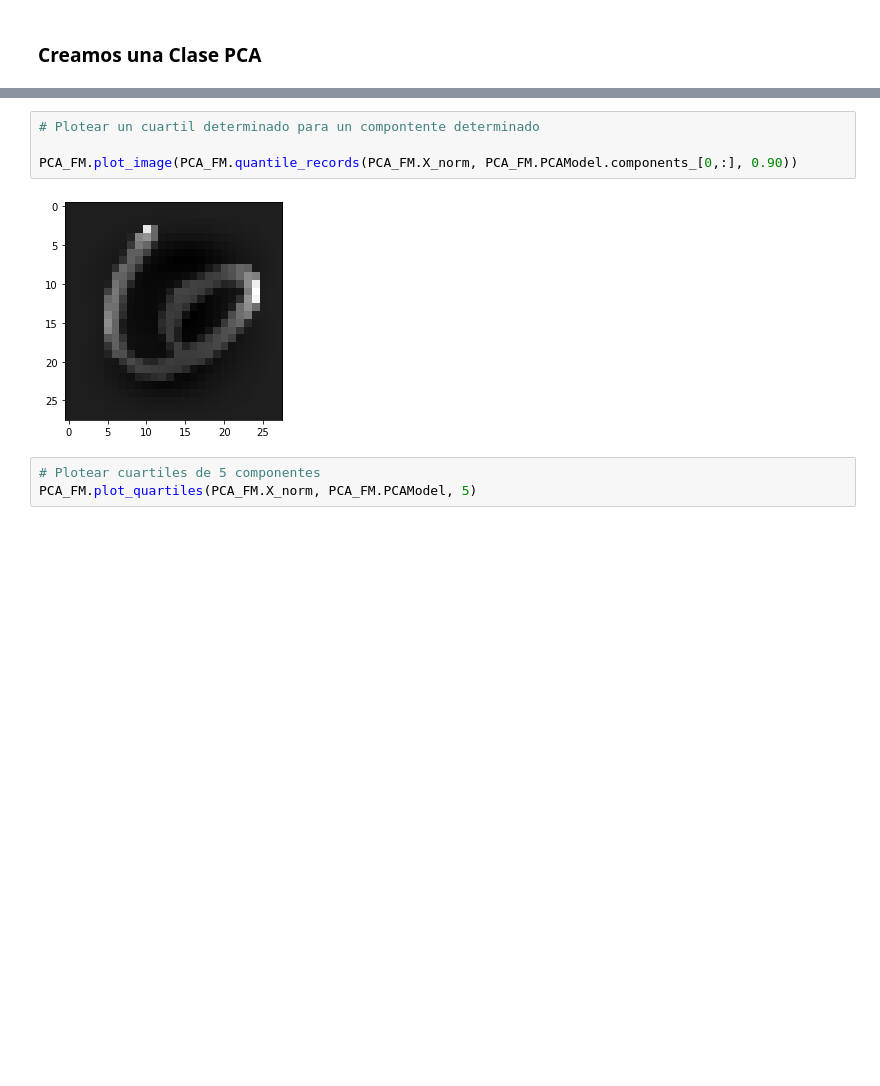
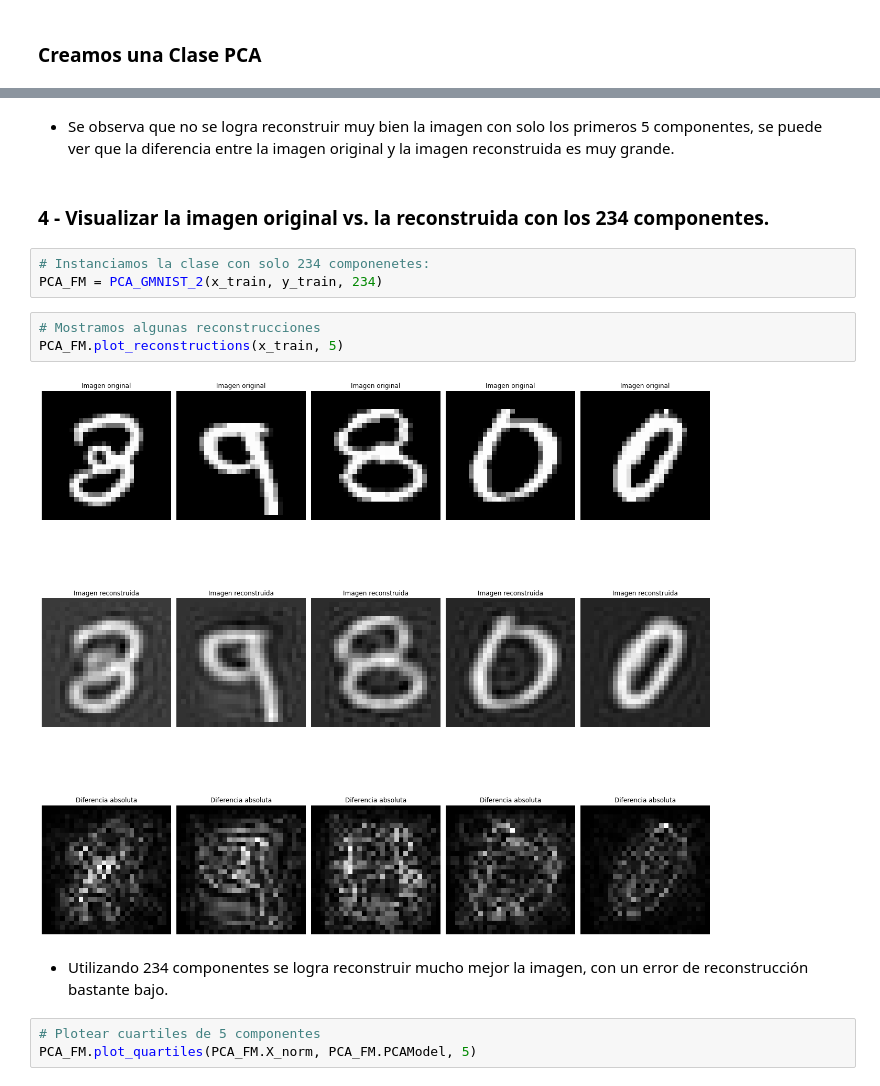
Before and after one commit to pedromperezc/Intro-AI, a Jupyter notebook: clase_2/PCA - Handwritten Digit.ipynb, the cells around one changed output, grey strips where cells are left out. Saved outputs shown, nothing was run; the diff lists cells and outputs as text; blank space fills up the shorter version.

```diff
--- a/clase_2/PCA - Handwritten Digit.ipynb
+++ b/clase_2/PCA - Handwritten Digit.ipynb
@@ -371,9 +257,17 @@ PCA_FM.plot_reconstructions(x_train, 5)
-# %%
-# Plotear un cuartil determinado para un compontente determinado
-
-PCA_FM.plot_image(PCA_FM.quantile_records(PCA_FM.X_norm, PCA_FM.PCAModel.components_[0,:], 0.90))
-# %% [output]
-[figure, removed]
+# %% [markdown]
+* Se observa que no se logra reconstruir muy bien la imagen con solo los primeros 5 componentes, se puede ver que la diferencia entre la imagen original y la imagen reconstruida es muy grande.
+# %% [markdown]
+### 4 - Visualizar la imagen original vs. la reconstruida con los 234 componentes.
+# %%
+# Instanciamos la clase con solo 234 componenetes:
+PCA_FM = PCA_GMNIST_2(x_train, y_train, 234)
+# %%
+# Mostramos algunas reconstrucciones
+PCA_FM.plot_reconstructions(x_train, 5)
+# %% [output]
+[figure, added]
+# %% [markdown]
+* Utilizando 234 componentes se logra reconstruir mucho mejor la imagen, con un error de reconstrucción bastante bajo.
 # %%
 # Plotear cuartiles de 5 componentes
 PCA_FM.plot_quartiles(PCA_FM.X_norm, PCA_FM.PCAModel, 5)
```
Also changed, not shown: parts of 29 cells of this notebook, 1 other file.
